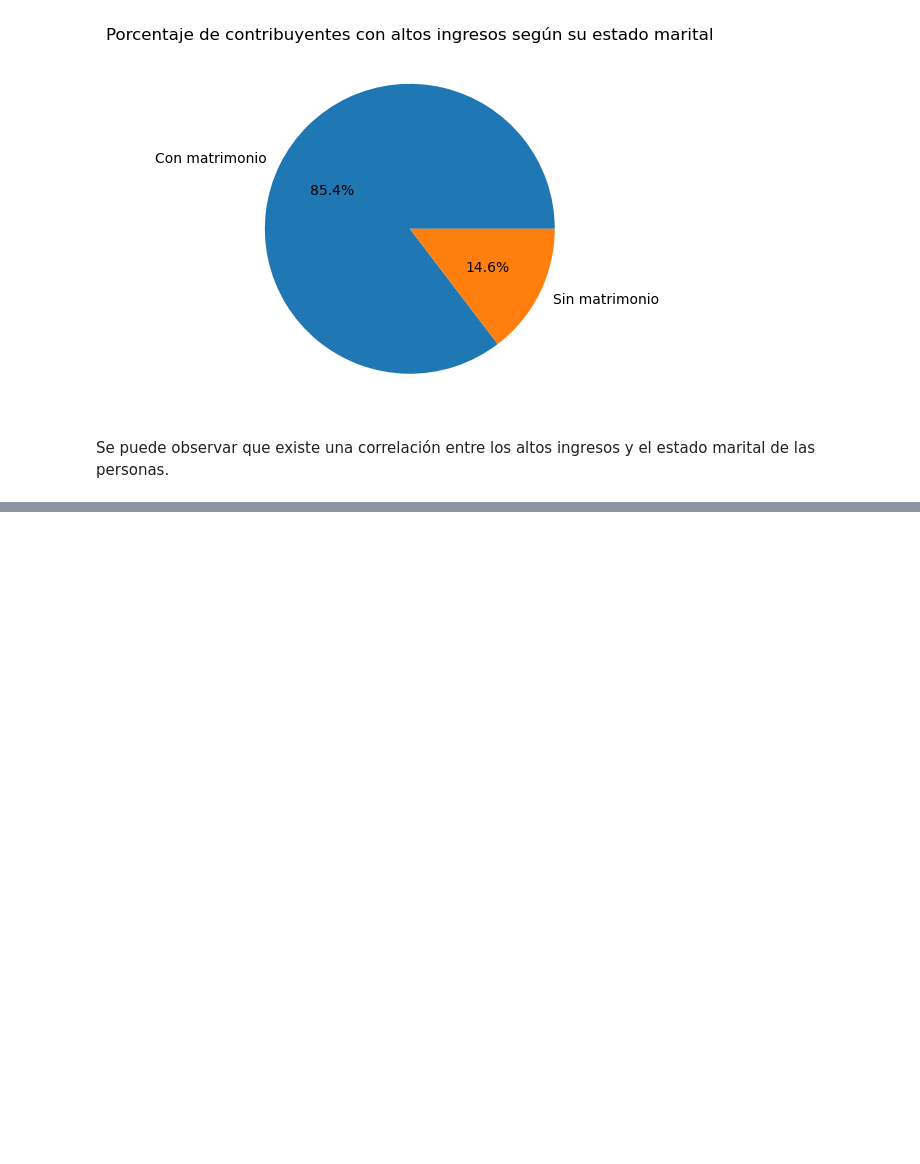
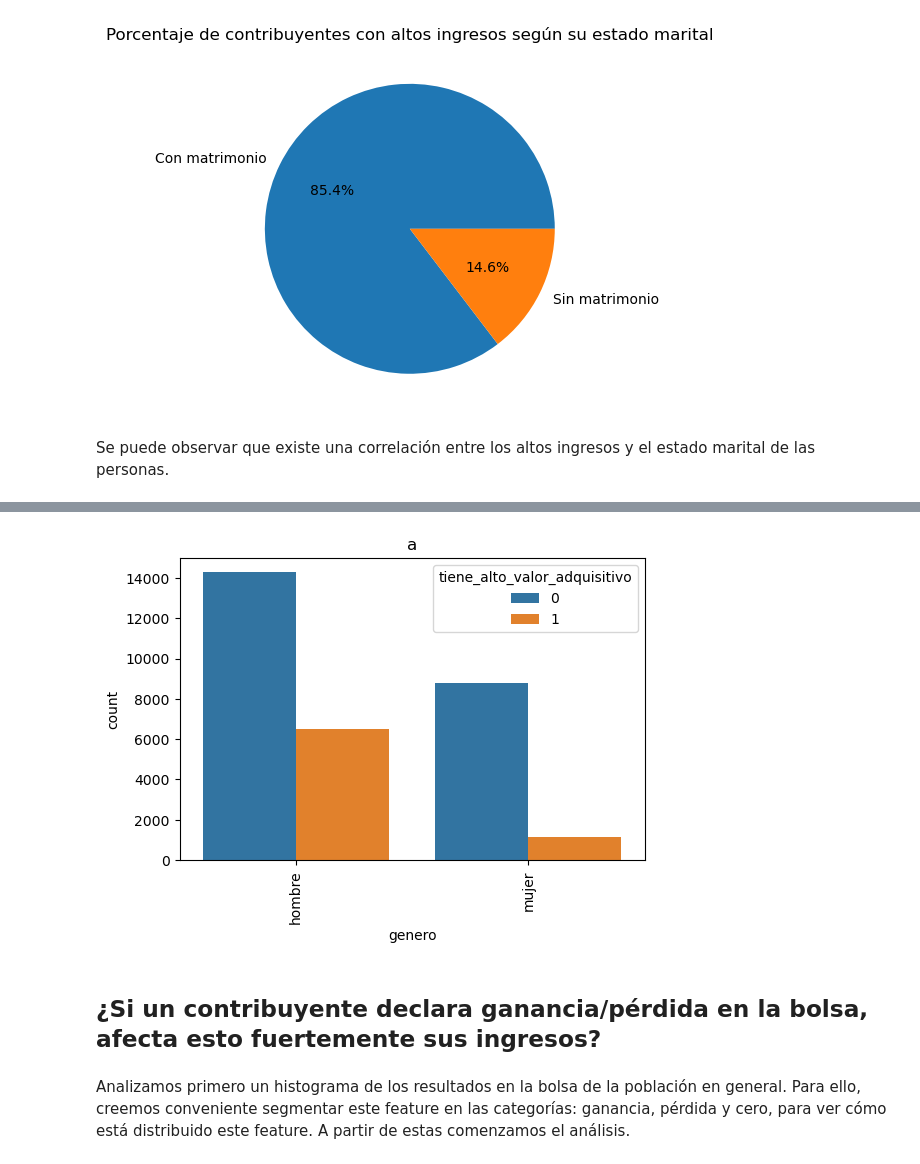
Before and after one commit to MateoCraviotto/Organizacion-de-datos-fiuba-1, a Jupyter notebook: TP1/notebookTp1.ipynb, the cells around one changed output, grey strips where cells are left out. Saved outputs shown, nothing was run; the diff lists cells and outputs as text; code cells hidden in the pictures; blank space fills up the shorter version.

Commit message:
Agrego análisis de resultado en bolsa y años estudiados

```diff
--- a/TP1/notebookTp1.ipynb
+++ b/TP1/notebookTp1.ipynb
@@ -521,0 +562,12 @@ Se puede observar que existe una correlación entre los altos ingresos y el esta
+# %%
+plt.figure(dpi=100)
+sns.countplot(data=df, x='genero', hue='tiene_alto_valor_adquisitivo')
+plt.xticks(rotation=90)
+plt.title("a")
+plt.show()
+# %% [output]
+[figure, added]
+# %% [markdown]
+## ¿Si un contribuyente declara ganancia/pérdida en la bolsa, afecta esto fuertemente sus ingresos?
+# %% [markdown]
+Analizamos primero un histograma de los resultados en la bolsa de la población en general. Para ello, creemos conveniente segmentar este feature en las categorías: ganancia, pérdida y cero, para ver cómo está distribuido este feature. A partir de estas comenzamos el análisis.
```
Also changed, not shown: parts of 31 cells of this notebook.
